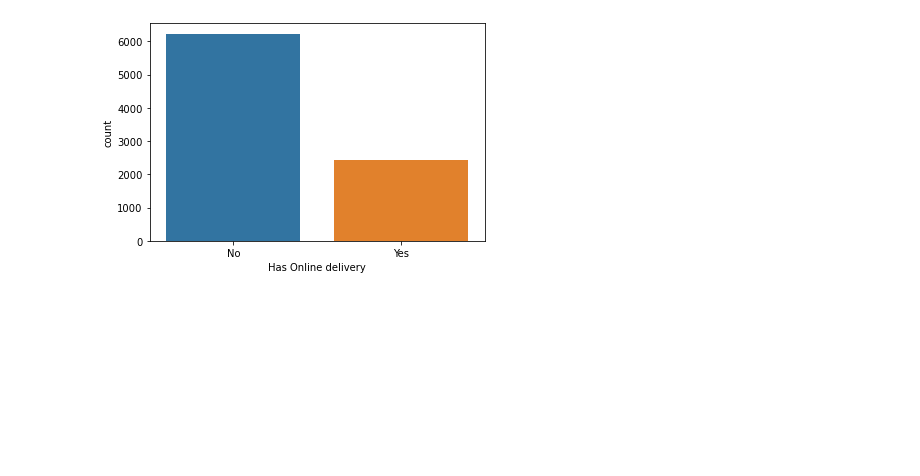
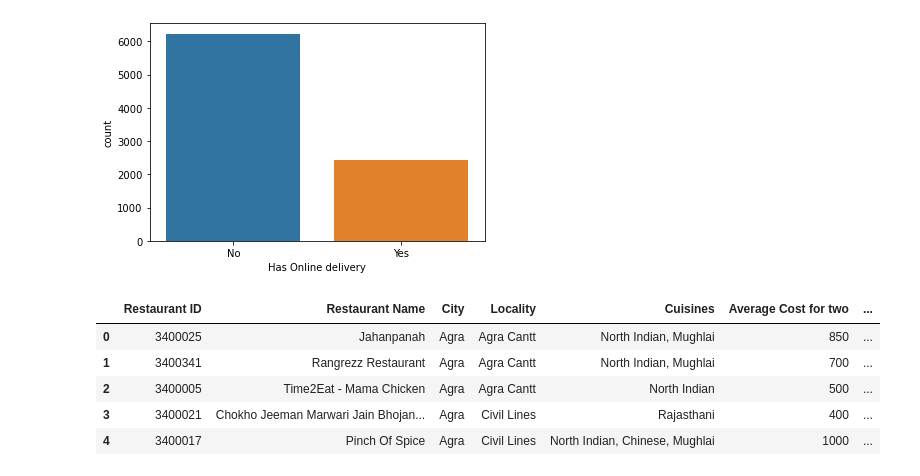
Before and after one commit to Minhaas/Food-takeaway-analysis, a Jupyter notebook: New_code.ipynb, the cells around one changed output. Saved outputs shown, nothing was run; the diff lists cells and outputs as text; code cells hidden in the pictures; blank space fills up the shorter version.

```diff
--- a/New_code.ipynb
+++ b/New_code.ipynb
@@ -114,3 +114,13 @@ sns.countplot(data['Has Online delivery'])
 # %% [output]
 <AxesSubplot:xlabel='Has Online delivery', ylabel='count'>
 [figure]
+# %%
+x=data.drop(['Country Code', 'Address','Locality Verbose','Longitude','Latitude','Is delivering now','Switch to order menu','Has Table booking','Currency'], axis=1)
+x.head()
+# %% [output]
+|  | Restaurant ID | Restaurant Name | City | Locality | Cuisines | Average Cost for two | ... |
+| 0 | 3400025 | Jahanpanah | Agra | Agra Cantt | North Indian, Mughlai | 850 | ... |
+| 1 | 3400341 | Rangrezz Restaurant | Agra | Agra Cantt | North Indian, Mughlai | 700 | ... |
+| 2 | 3400005 | Time2Eat - Mama Chicken | Agra | Agra Cantt | North Indian | 500 | ... |
+| 3 | 3400021 | Chokho Jeeman Marwari Jain Bhojan... | Agra | Civil Lines | Rajasthani | 400 | ... |
+| 4 | 3400017 | Pinch Of Spice | Agra | Civil Lines | North Indian, Chinese, Mughlai | 1000 | ... |
```
Also changed, not shown: parts of 2 cells of this notebook, 2 other files.
